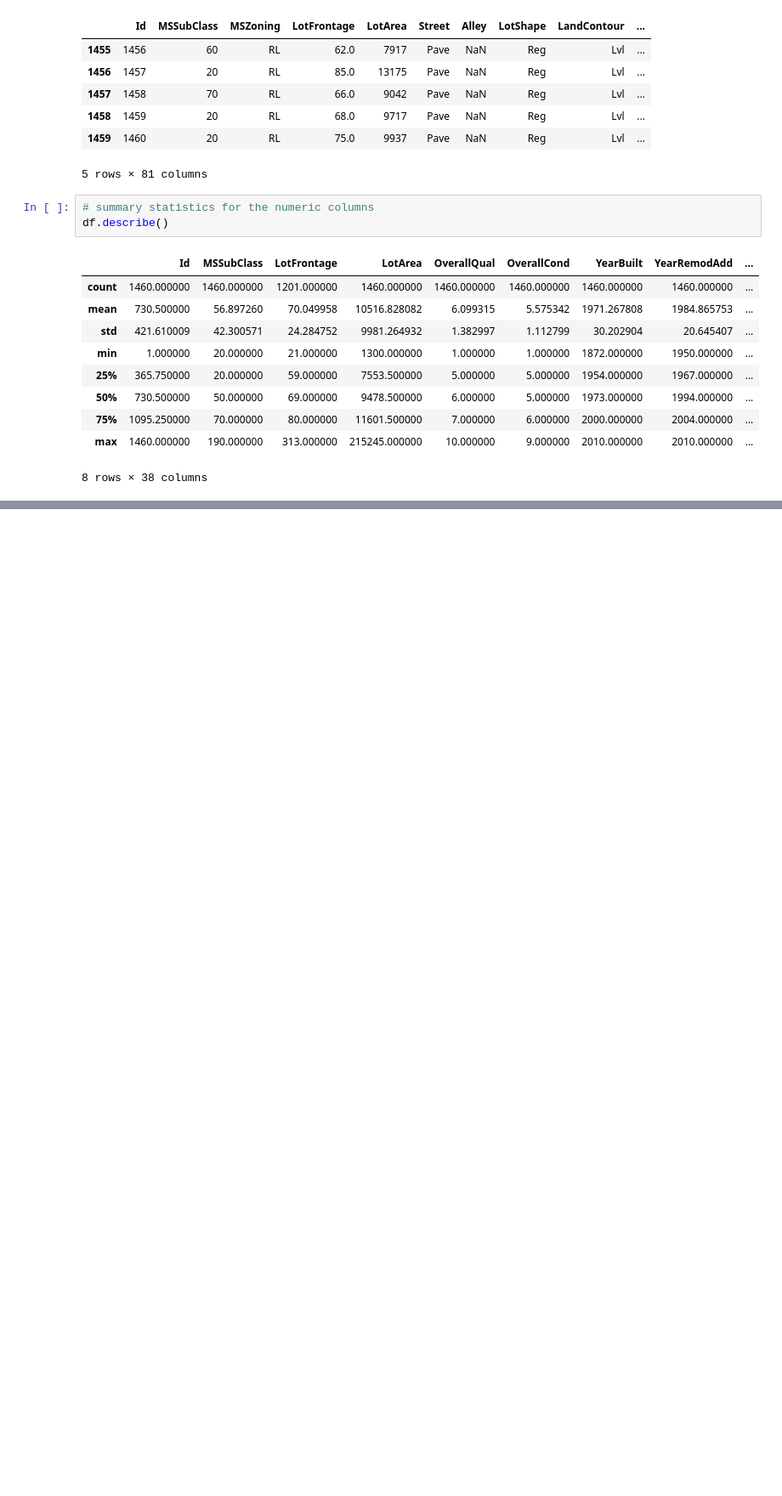
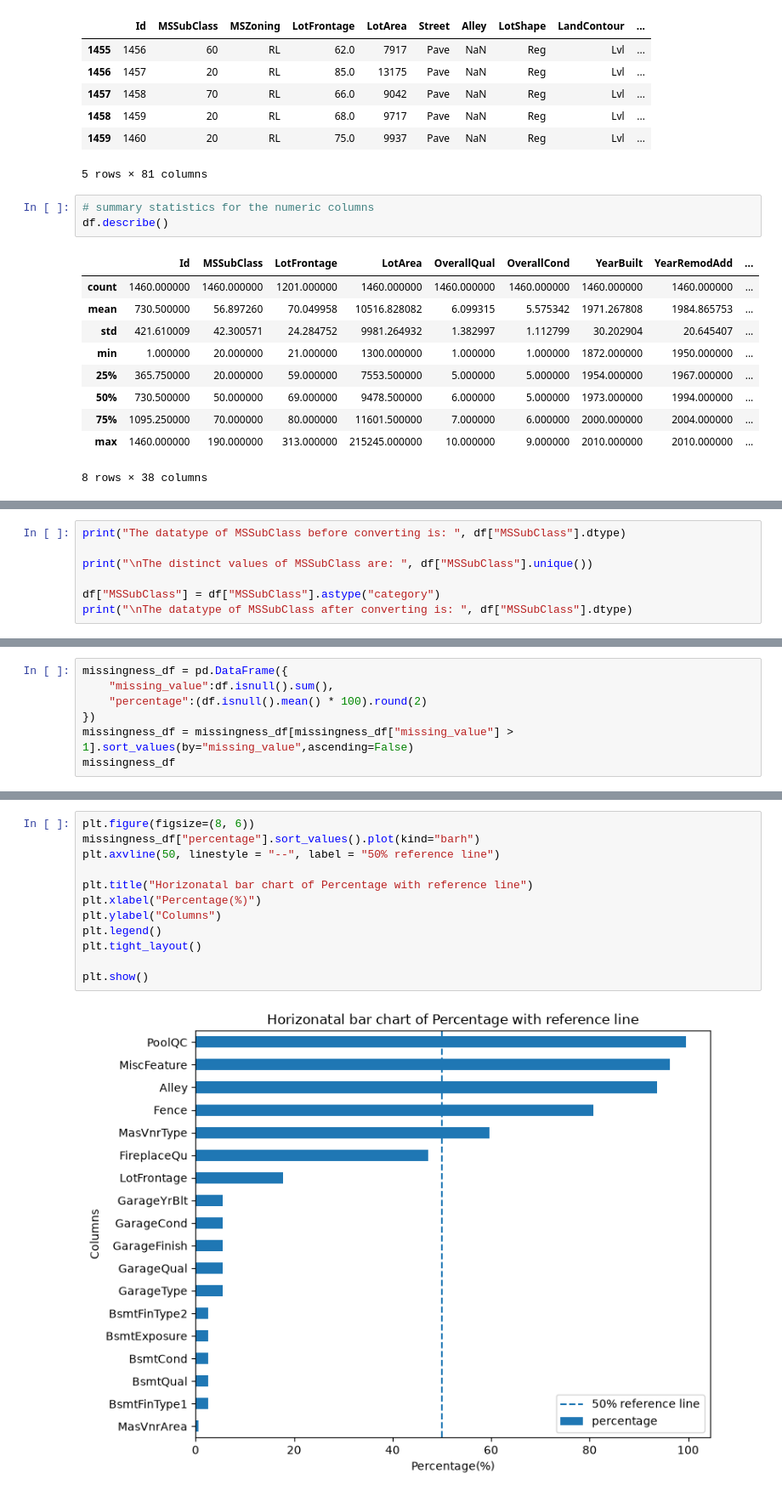
Before and after one commit to Manoj-Gaihre/python-foundation-assignments-manoj-gaihre, a Jupyter notebook: Months2&3/assignment2/assignment2.ipynb, the cells around one changed output, grey strips where cells are left out. Shown at 85% size. Saved outputs shown, nothing was run; the diff lists cells and outputs as text; blank space fills up the shorter version.

```diff
--- a/Months2&3/assignment2/assignment2.ipynb
+++ b/Months2&3/assignment2/assignment2.ipynb
@@ -80,0 +118,7 @@ df.describe()
+# %%
+print("The datatype of MSSubClass before converting is: ", df["MSSubClass"].dtype)
+
+print("\nThe distinct values of MSSubClass are: ", df["MSSubClass"].unique())
+
+df["MSSubClass"] = df["MSSubClass"].astype("category")
+print("\nThe datatype of MSSubClass after converting is: ", df["MSSubClass"].dtype)
@@ -80,0 +302,7 @@ df.describe()
+# %%
+missingness_df = pd.DataFrame({
+    "missing_value":df.isnull().sum(),
+    "percentage":(df.isnull().mean() * 100).round(2)
+})
+missingness_df = missingness_df[missingness_df["missing_value"] > 1].sort_values(by="missing_value",ascending=False)
+missingness_df
@@ -80,0 +327,14 @@ df.describe()
+# %%
+plt.figure(figsize=(8, 6))
+missingness_df["percentage"].sort_values().plot(kind="barh")
+plt.axvline(50, linestyle = "--", label = "50% reference line")
+
+plt.title("Horizonatal bar chart of Percentage with reference line")
+plt.xlabel("Percentage(%)")
+plt.ylabel("Columns")
+plt.legend()
+plt.tight_layout()
+
+plt.show()
+# %% [output]
+[figure, added]
```
Also changed, not shown: parts of 148 cells of this notebook, 5 other files.
